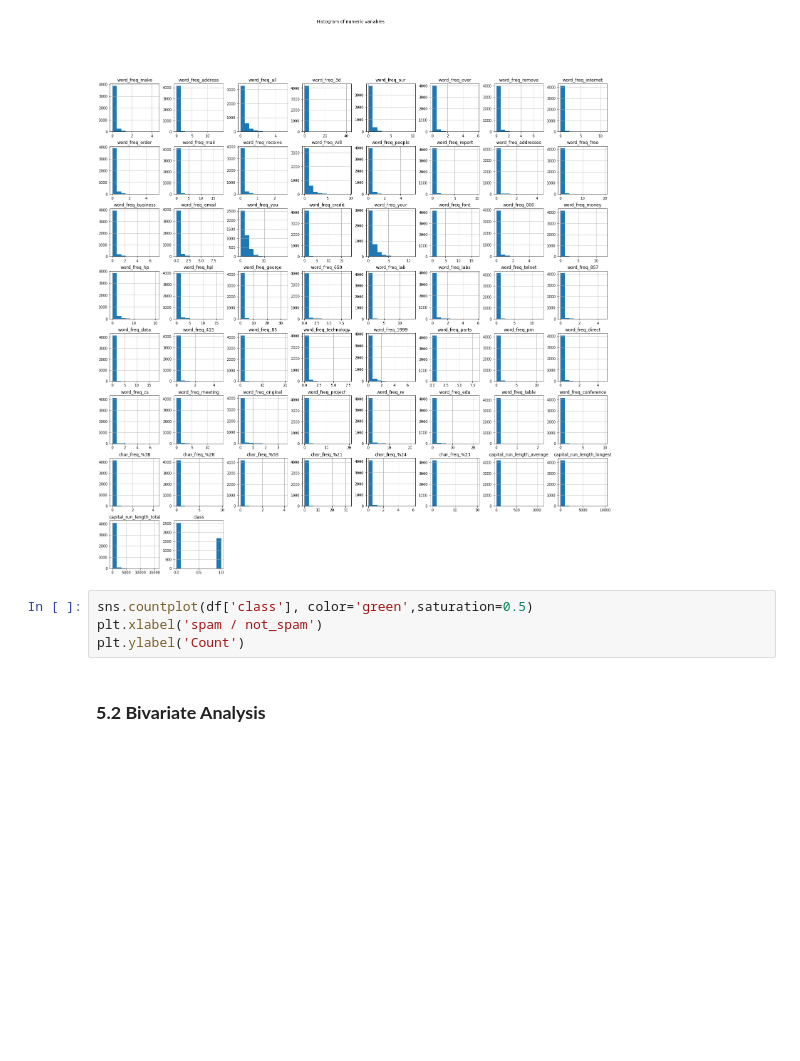
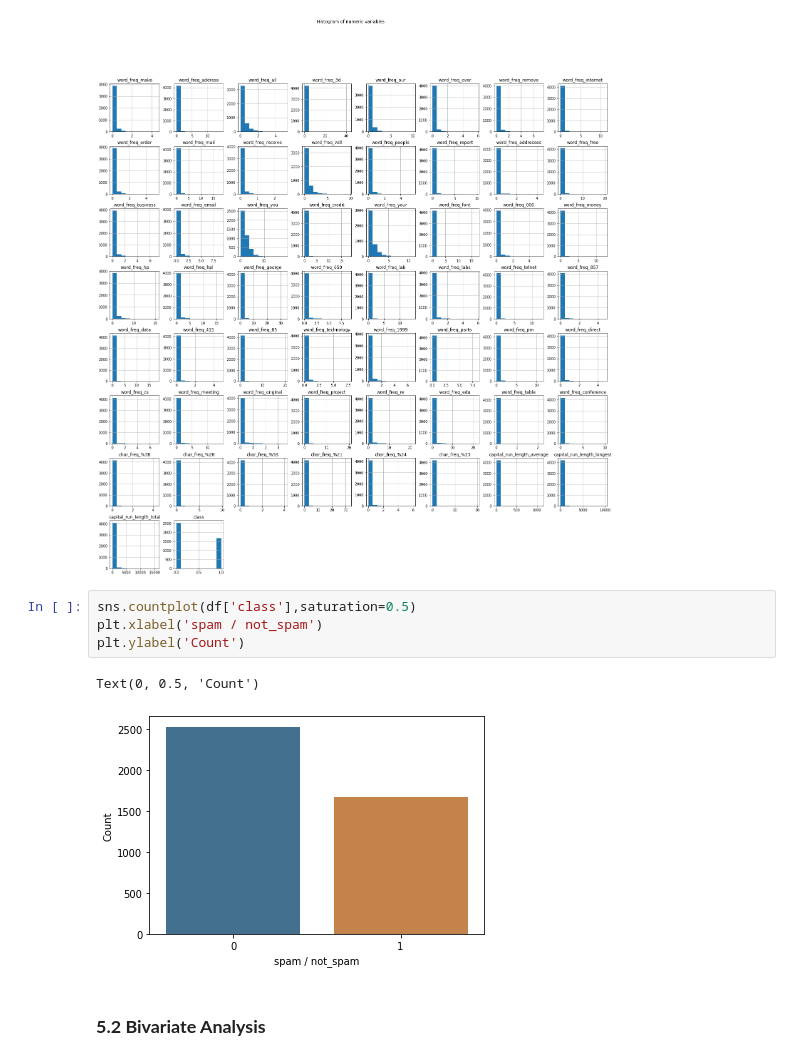
Before and after one commit to WilkisterMbaka/KNN-and-Naive-Bayes-Classifier, a Jupyter notebook: Moringa_Data_Science_Core_W9_Independent_Project_2022_06_Wilkister_Mbaka_NaiveBayes.ipynb, the cells around one changed output. Drawn from its saved outputs; the diff is of its cells as text; blank space fills up the shorter version.

```diff
--- a/Moringa_Data_Science_Core_W9_Independent_Project_2022_06_Wilkister_Mbaka_NaiveBayes.ipynb
+++ b/Moringa_Data_Science_Core_W9_Independent_Project_2022_06_Wilkister_Mbaka_NaiveBayes.ipynb
@@ -334,9 +334,12 @@ plt.show()
 # %% [output]
 [figure]
 # %%
-sns.countplot(df['class'], color='green',saturation=0.5)
+sns.countplot(df['class'],saturation=0.5)
 plt.xlabel('spam / not_spam')
 plt.ylabel('Count')
+# %% [output]
+Text(0, 0.5, 'Count')
+[figure, added]
 # %% [markdown]
 ### **5.2 Bivariate Analysis**
 # %%
```
Also changed, not shown: parts of 14 cells of this notebook.
